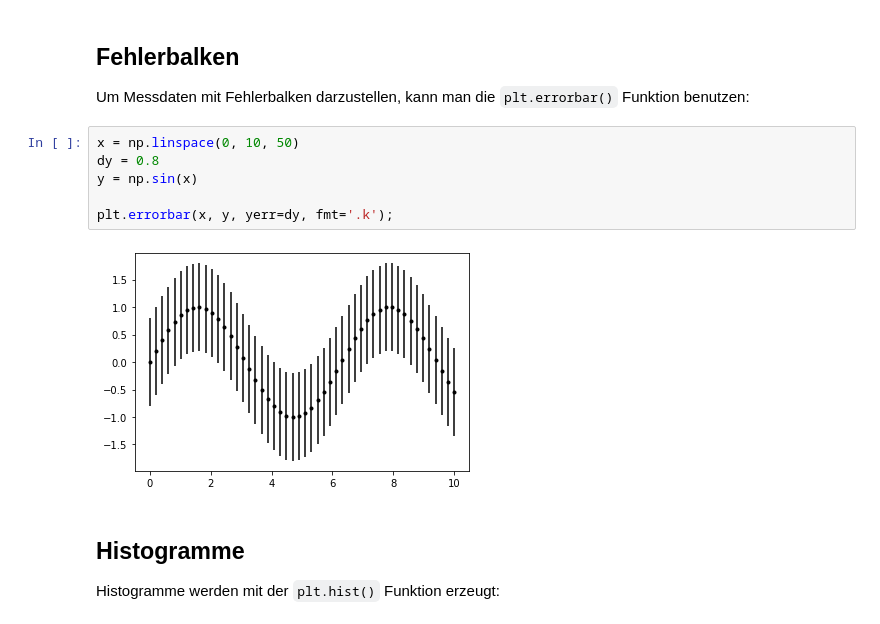
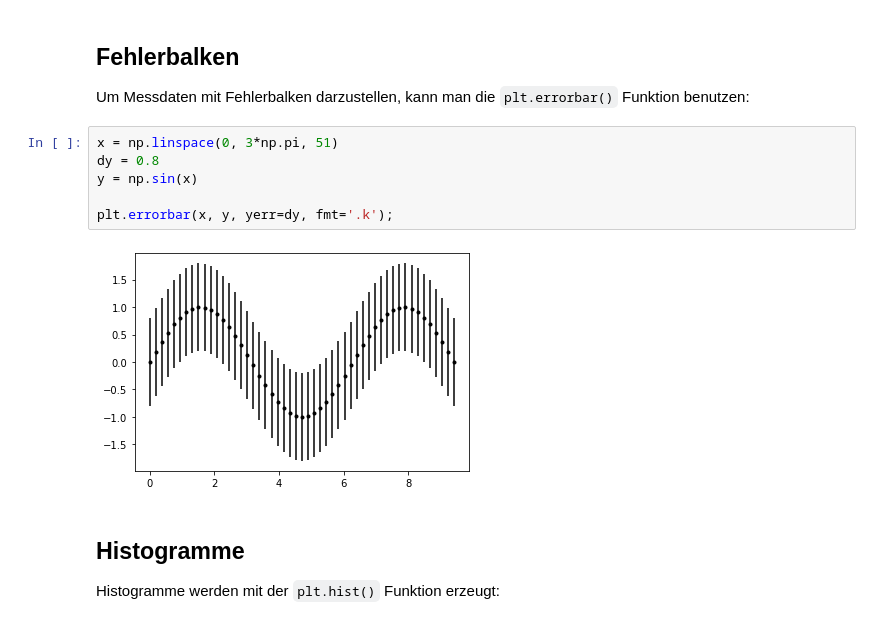
Before and after one commit to MASS2-hsMannheim/eduScrum, a Jupyter notebook: Sprint2.ipynb, the cells around one changed output. Drawn from its saved outputs; the diff is of its cells as text.

```diff
--- a/Sprint2.ipynb
+++ b/Sprint2.ipynb
@@ -252,13 +274,13 @@ plt.legend(loc = 'best') #platziert Legende an sinnvoller Stelle
 
 Um Messdaten mit Fehlerbalken darzustellen, kann man die `plt.errorbar()` Funktion benutzen:
 # %%
-x = np.linspace(0, 10, 50)
+x = np.linspace(0, 3*np.pi, 51)
 dy = 0.8
 y = np.sin(x)
 
 plt.errorbar(x, y, yerr=dy, fmt='.k');
 # %% [output]
-[figure, old version]
+[figure, new version]
 # %% [markdown]
 ## Histogramme
 Histogramme werden mit der `plt.hist()` Funktion erzeugt:
```
Also changed, not shown: parts of 9 cells of this notebook.
